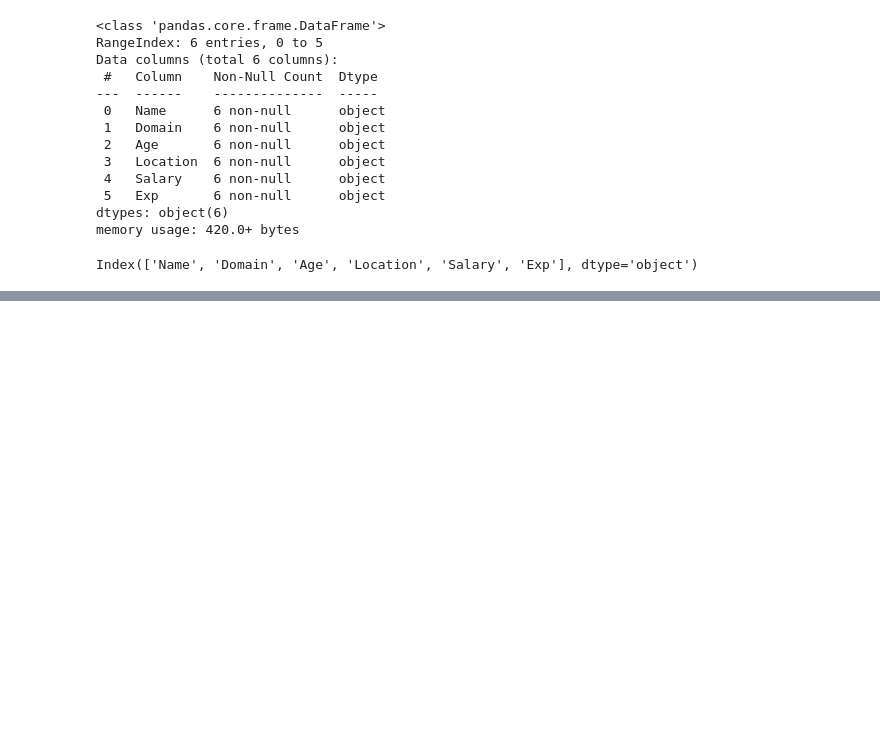
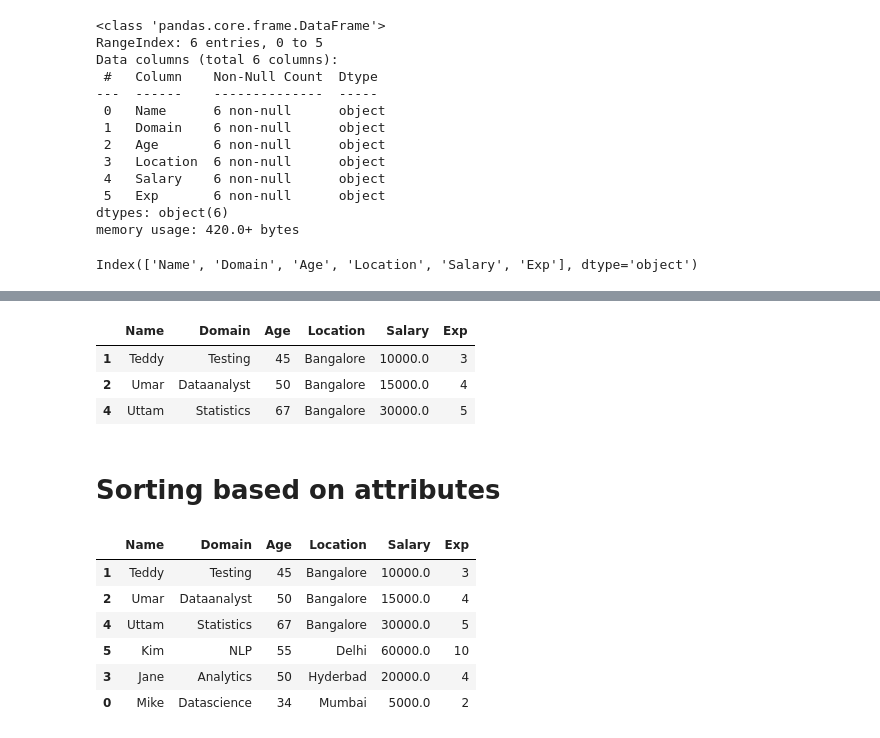
Before and after one commit to jayacpc9/FSDS_Classes, a Jupyter notebook: Python_Workspace/Notebook/EDA_Examples_06032026.ipynb, the cells around one changed output, grey strips where cells are left out. Saved outputs shown, nothing was run; the diff lists cells and outputs as text; code cells hidden in the pictures; blank space fills up the shorter version.

```diff
--- a/Python_Workspace/Notebook/EDA_Examples_06032026.ipynb
+++ b/Python_Workspace/Notebook/EDA_Examples_06032026.ipynb
@@ -457,2 +460,21 @@ clean_emp_data
 # %%
 clean_emp_data.to_csv(assets_location+"clean_emp_data.csv")
+# %%
+clean_emp_data[clean_emp_data['Location'] =='Bangalore']
+# %% [output]
+|  | Name | Domain | Age | Location | Salary | Exp |
+| 1 | Teddy | Testing | 45 | Bangalore | 10000.0 | 3 |
+| 2 | Umar | Dataanalyst | 50 | Bangalore | 15000.0 | 4 |
+| 4 | Uttam | Statistics | 67 | Bangalore | 30000.0 | 5 |
+# %% [markdown]
+# Sorting based on attributes
+# %%
+clean_emp_data.sort_values(by = 'Location') # sorting the data by a given attribute.
+# %% [output]
+|  | Name | Domain | Age | Location | Salary | Exp |
+| 1 | Teddy | Testing | 45 | Bangalore | 10000.0 | 3 |
+| 2 | Umar | Dataanalyst | 50 | Bangalore | 15000.0 | 4 |
+| 4 | Uttam | Statistics | 67 | Bangalore | 30000.0 | 5 |
+| 5 | Kim | NLP | 55 | Delhi | 60000.0 | 10 |
+| 3 | Jane | Analytics | 50 | Hyderbad | 20000.0 | 4 |
+| 0 | Mike | Datascience | 34 | Mumbai | 5000.0 | 2 |
```
Also changed, not shown: parts of 6 cells of this notebook.
